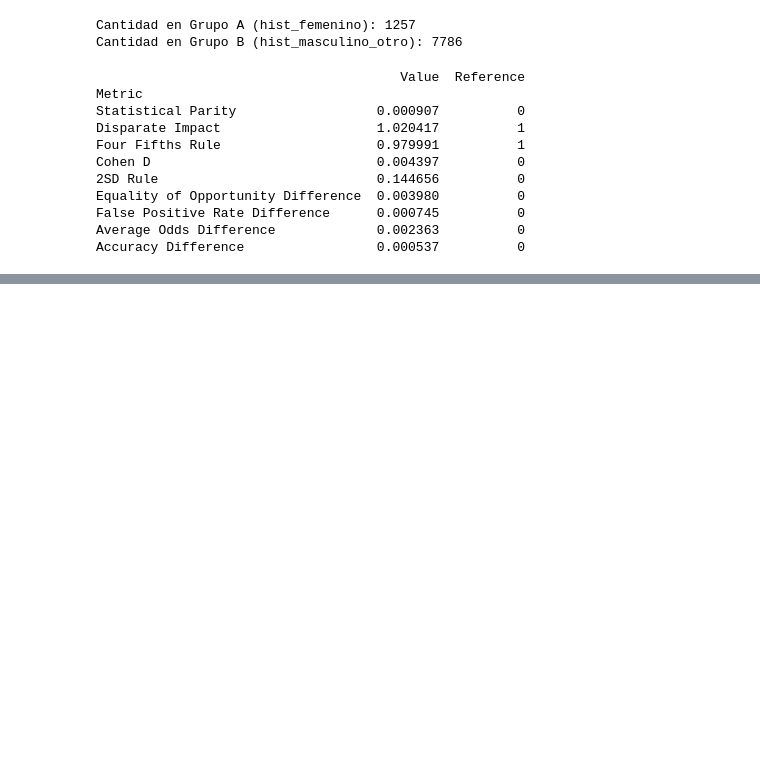
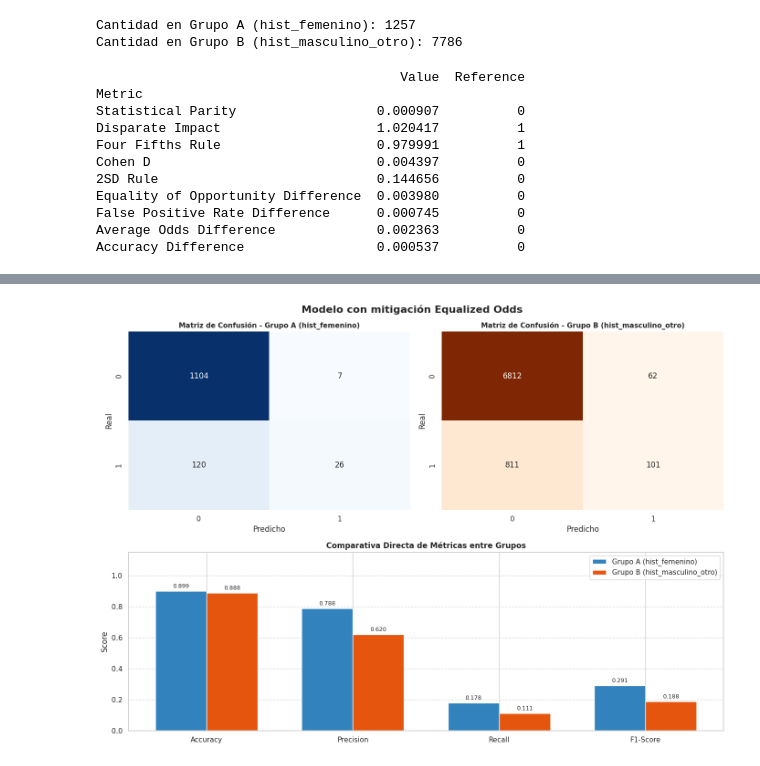
Before and after one commit to eltanook/bank-marketing, a Jupyter notebook: ej4.ipynb, the cells around one changed output, grey strips where cells are left out. Cells and saved outputs as stored; diff of their text form; code cells hidden in the pictures; blank space fills up the shorter version.

```diff
--- a/ej4.ipynb
+++ b/ej4.ipynb
@@ -533,0 +680,4 @@ plt.show()
+# %%
+evaluar_equidad_grafica(y_test,y_pred_pipeline2, group_a, group_b,titulo_modelo= 'Modelo con mitigación Equalized Odds')
+# %% [output]
+[figure, added]
```
Also changed, not shown: parts of 7 cells of this notebook.
